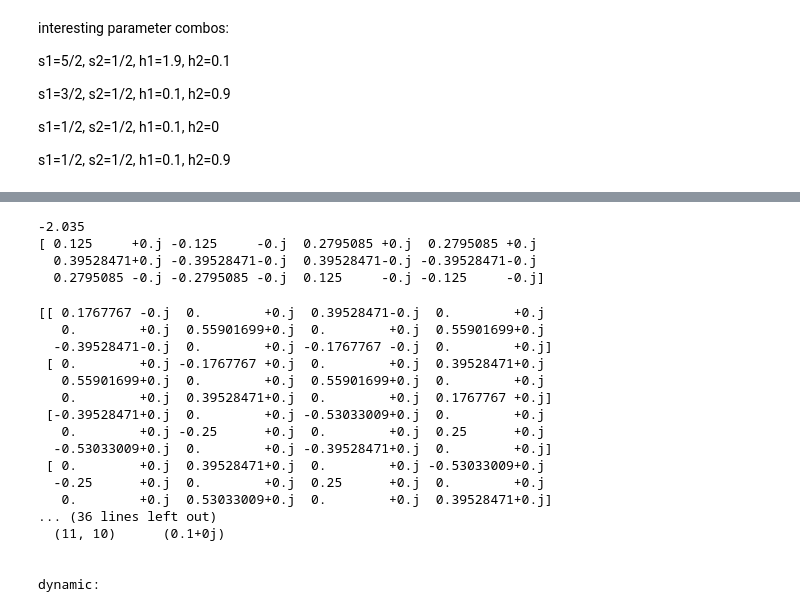
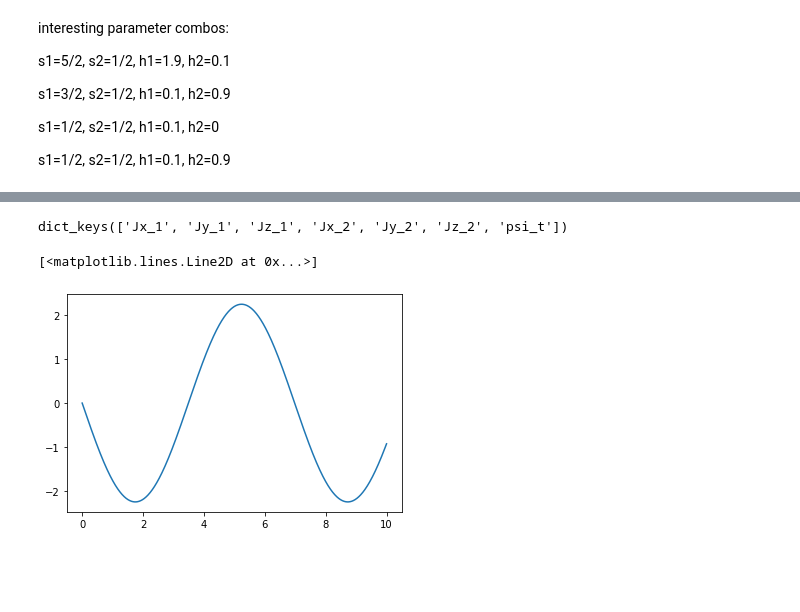
Before and after one commit to reylambert/quspinpractice, a Jupyter notebook: tentative 2 spin code.ipynb, the cells around one changed output, grey strips where cells are left out. Saved outputs shown, nothing was run; the diff lists cells and outputs as text; code cells hidden in the pictures; blank space fills up the shorter version.

```diff
--- a/tentative 2 spin code.ipynb
+++ b/tentative 2 spin code.ipynb
@@ -87,9 +123,0 @@ H = - h1*Jx_1 - h2*Jx_2
-# %%
-#find ground state, time evolve this state
-vals, vects = H.eigh()
-times = np.linspace(0.0, 10.0, 1000)
-
-v_t = H.evolve(vects[0], t0=0, times=times)
-
-#what are the axes? also what actually is the v_t output matrix??
-plt.plot(v_t)
@@ -110,30 +124,24 @@ plt.plot(v_t)
-# %%
-print(vals[0])
-print(vects[0])
-# %% [output]
--2.035
-[ 0.125     +0.j -0.125     -0.j  0.2795085 +0.j  0.2795085 +0.j
-  0.39528471+0.j -0.39528471-0.j  0.39528471-0.j -0.39528471-0.j
-  0.2795085 -0.j -0.2795085 -0.j  0.125     -0.j -0.125     -0.j]
-# %%
-eVals, eVects = Jx_1.eigh()
-print(eVects)
-print(Jx_2)
-# %% [output]
-[[ 0.1767767 -0.j  0.        +0.j  0.39528471-0.j  0.        +0.j
-   0.        +0.j  0.55901699+0.j  0.        +0.j  0.55901699+0.j
-  -0.39528471-0.j  0.        +0.j -0.1767767 -0.j  0.        +0.j]
- [ 0.        +0.j -0.1767767 +0.j  0.        +0.j  0.39528471+0.j
-   0.55901699+0.j  0.        +0.j  0.55901699+0.j  0.        +0.j
-   0.        +0.j  0.39528471+0.j  0.        +0.j  0.1767767 +0.j]
- [-0.39528471+0.j  0.        +0.j -0.53033009+0.j  0.        +0.j
-   0.        +0.j -0.25      +0.j  0.        +0.j  0.25      +0.j
-  -0.53033009+0.j  0.        +0.j -0.39528471+0.j  0.        +0.j]
- [ 0.        +0.j  0.39528471+0.j  0.        +0.j -0.53033009+0.j
-  -0.25      +0.j  0.        +0.j  0.25      +0.j  0.        +0.j
-   0.        +0.j  0.53033009+0.j  0.        +0.j  0.39528471+0.j]
-... (36 lines left out)
-  (11, 10)      (0.1+0j)
-
-
-dynamic:
+# %%
+Obs_time = obs_vs_time(v_t, times, {'Jx_1':J1[0],
+                                    'Jy_1':J1[1],
+                                    'Jz_1':J1[2],
+                                    'Jx_2':J2[0],
+                                    'Jy_2':J2[1],
+                                    'Jz_2':J2[2]}, return_state=True)
+print(Obs_time.keys())
+
+Jx_1_time=Obs_time['Jx_1']
+Jy_1_time=Obs_time['Jy_1']
+Jz_1_time=Obs_time['Jz_1']
+
+Jx_2_time=Obs_time['Jx_2']
+Jy_2_time=Obs_time['Jy_2']
+Jz_2_time=Obs_time['Jz_2']
+
+#psi_time=Obs_time['psi_t']
+
+plt.plot(times, Jy_1_time)
+# %% [output]
+dict_keys(['Jx_1', 'Jy_1', 'Jz_1', 'Jx_2', 'Jy_2', 'Jz_2', 'psi_t'])
+[<matplotlib.lines.Line2D at 0x...>]
+[figure, added]
```
Also changed, not shown: parts of 6 cells of this notebook.
